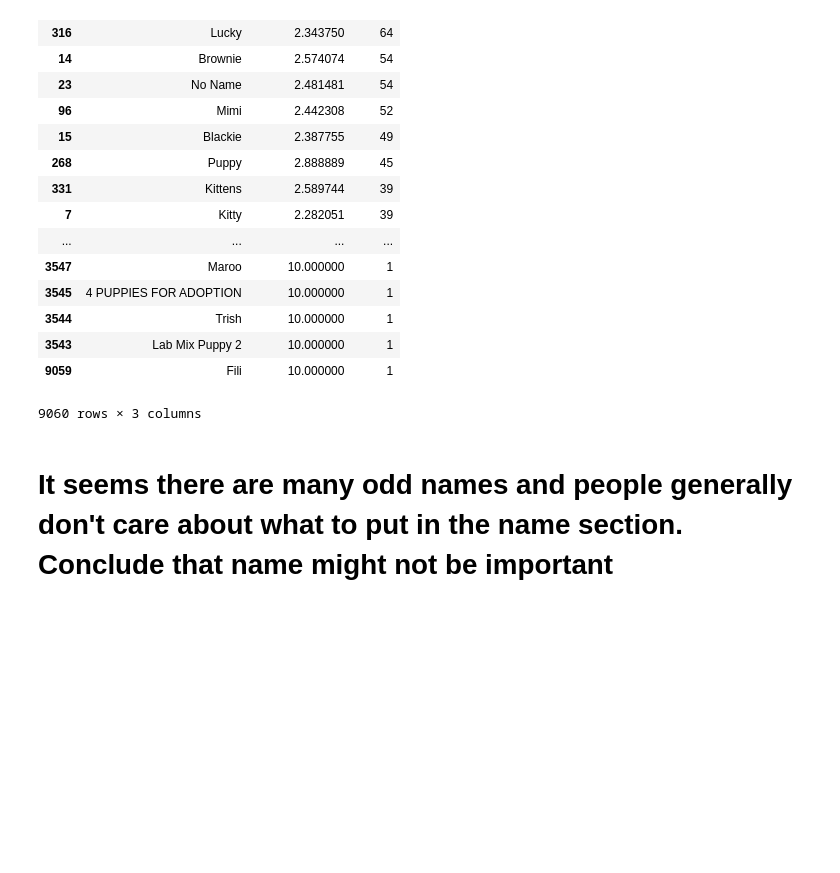
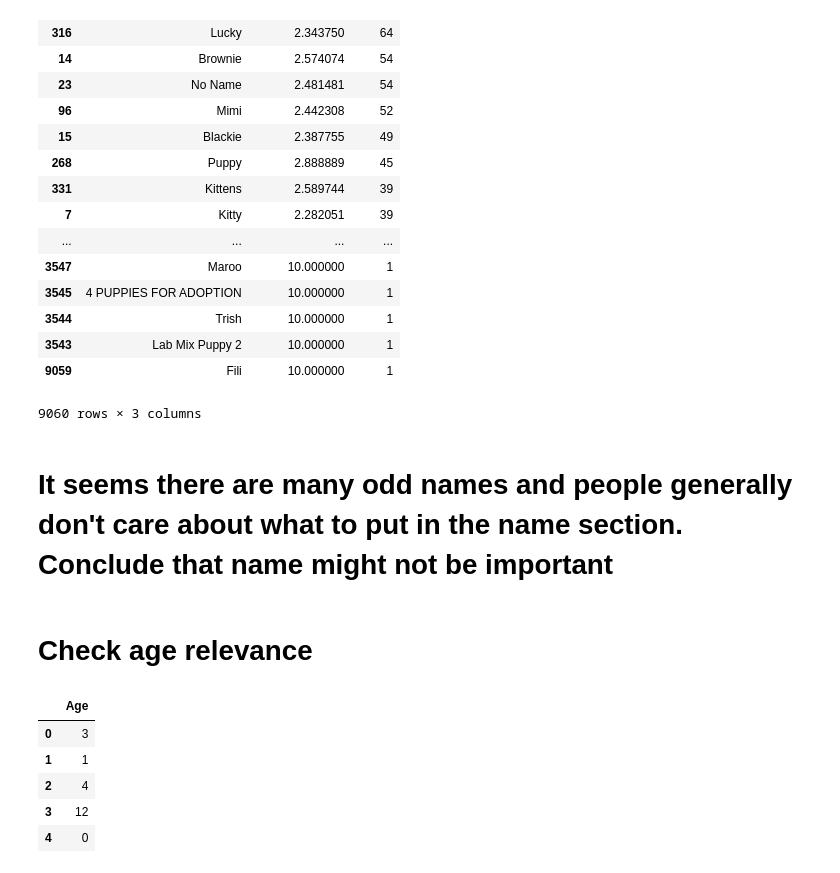
Before and after one commit to jasonnguyen3697/Adoption_prediction, a Jupyter notebook: Kernel.ipynb, the cells around one changed output. Cells and saved outputs as stored; diff of their text form; code cells hidden in the pictures; blank space fills up the shorter version.

```diff
--- a/Kernel.ipynb
+++ b/Kernel.ipynb
@@ -152,3 +133,15 @@ Names.sort_values(by=['Count'], ascending=False)
 9060 rows × 3 columns
 # %% [markdown]
 # It seems there are many odd names and people generally don't care about what to put in the name section. Conclude that name might not be important
+# %% [markdown]
+# Check age relevance
+# %%
+Age = pd.DataFrame(data=train['Age'].unique(), columns=['Age'])
+Age.head()
+# %% [output]
+|  | Age |
+| 0 | 3 |
+| 1 | 1 |
+| 2 | 4 |
+| 3 | 12 |
+| 4 | 0 |
```
Also changed, not shown: parts of 16 cells of this notebook.
